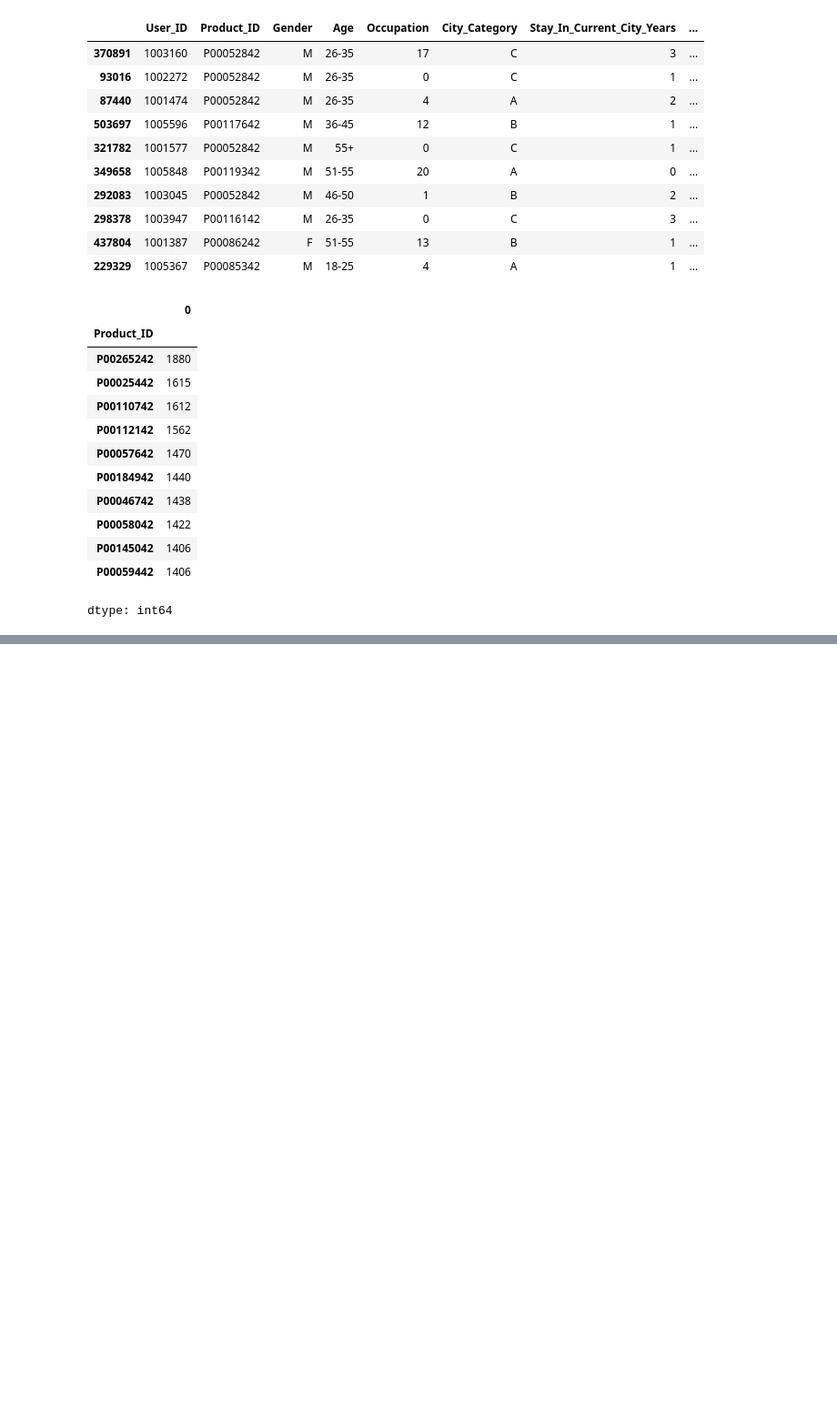
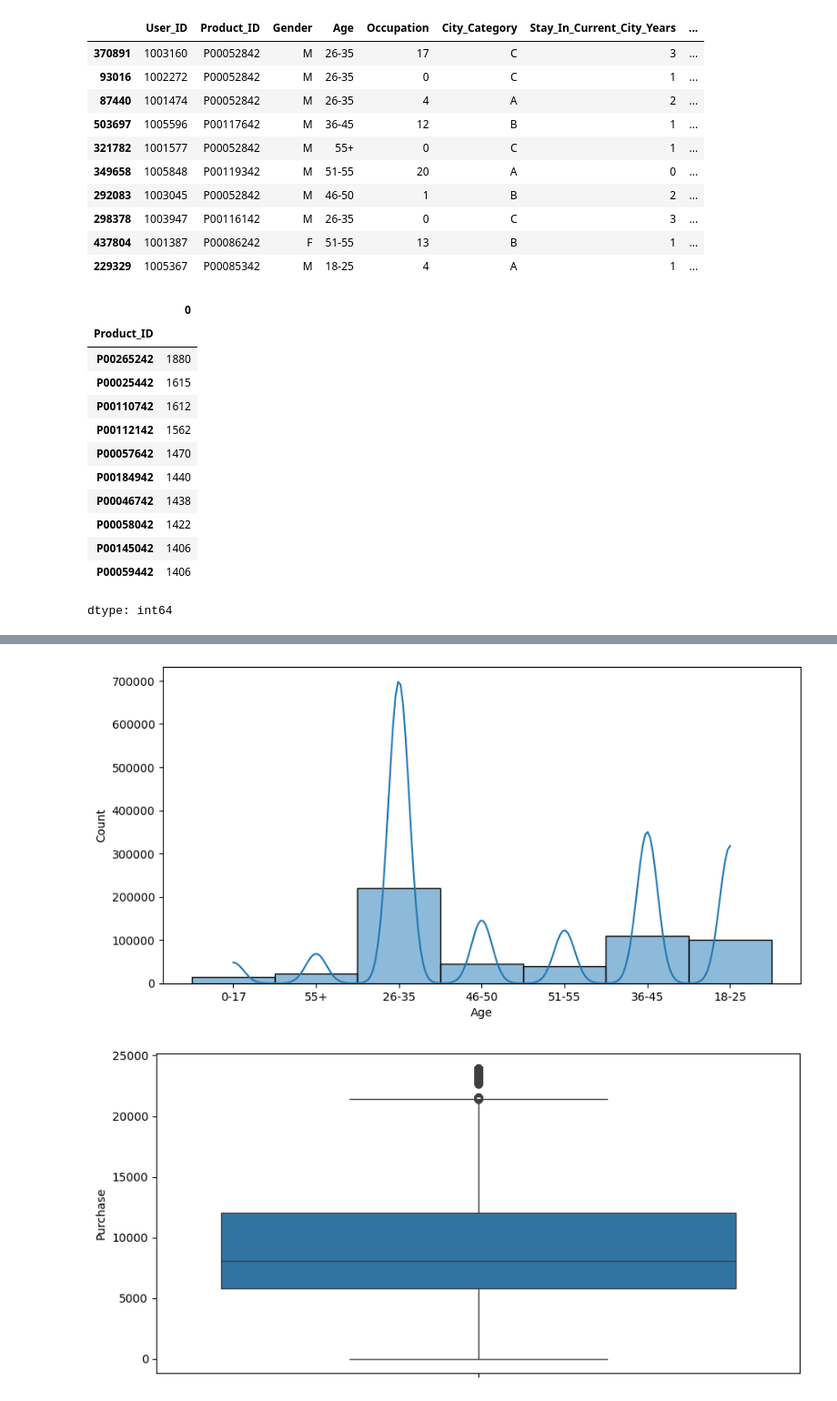
Before and after one commit to chang-ho-jeon/wallmart_dataset_analysis, a Jupyter notebook: wallmart_dataset_analysis.ipynb, the cells around one changed output, grey strips where cells are left out. Shown: that part at 91% size. Cells and saved outputs as stored; diff of their text form; code cells hidden in the pictures; blank space fills up the shorter version.

```diff
--- a/wallmart_dataset_analysis.ipynb
+++ b/wallmart_dataset_analysis.ipynb
@@ -262,3 +262,9 @@ df.groupby('Product_ID').size().sort_values(ascending=False).head(10)
 | P00145042 | 1406 |
 | P00059442 | 1406 |
 dtype: int64
+# %%
+# 예시 코드
+import pandas as pd
+data = pd.read_csv('data/walmart.csv')
+print(data.info())  # 데이터 유형 및 결측치 확인
+print(data.describe())  # 요약 통계 확인
@@ -264,0 +289,15 @@ dtype: int64
+# %%
+# 예시 코드
+import seaborn as sns
+import matplotlib.pyplot as plt
+
+plt.figure(figsize=(10, 5))
+sns.histplot(data['Age'], kde=True)
+plt.show()
+
+plt.figure(figsize=(10, 5))
+sns.boxplot(data['Purchase'])
+plt.show()
+# %% [output]
+[figure, added]
+[figure, added]
```
Also changed, not shown: parts of 7 cells of this notebook.
